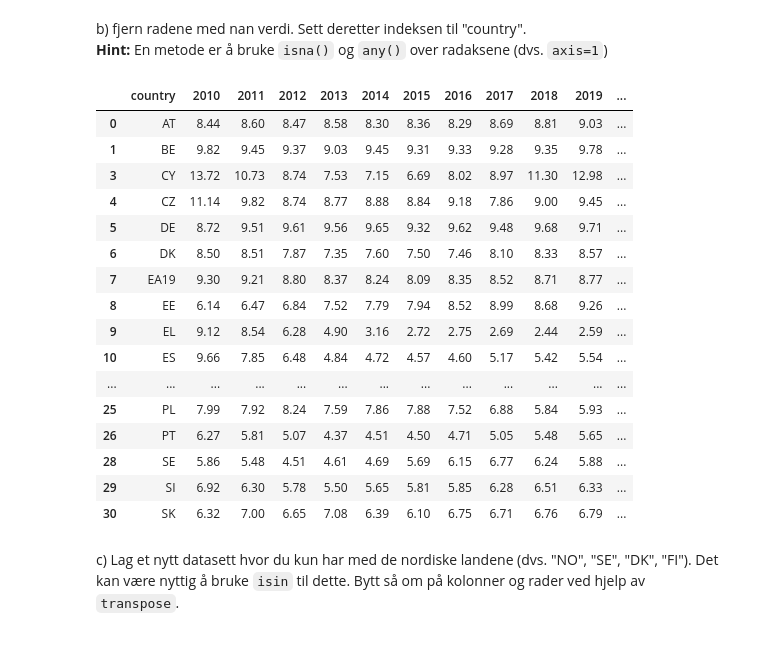
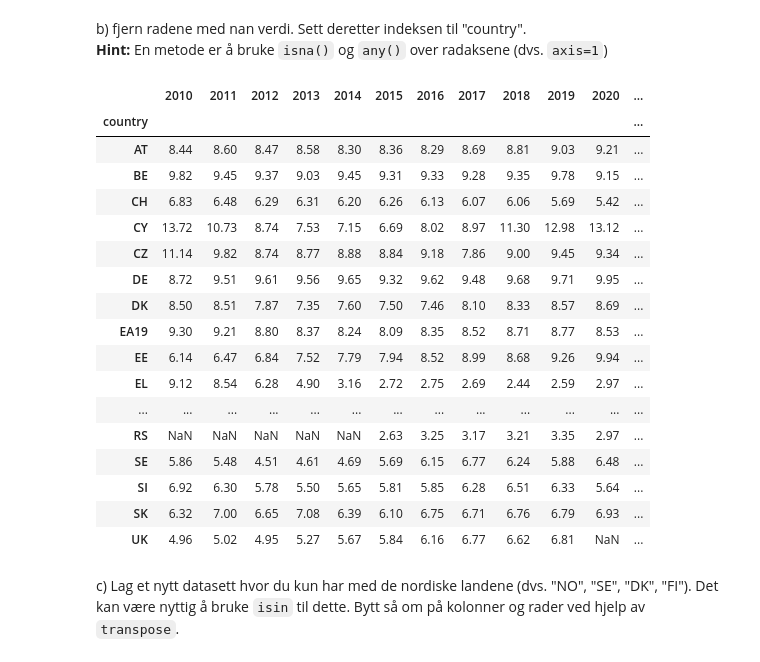
Before and after one commit to Danieljoha/Sok1003-mappeoppgave2, a Jupyter notebook: Mappe 2_oppgaver.ipynb, the cells around one changed output. Cells and saved outputs as stored; diff of their text form; code cells hidden in the pictures.

```diff
--- a/Mappe 2_oppgaver.ipynb
+++ b/Mappe 2_oppgaver.ipynb
@@ -570,28 +543,27 @@ b) fjern radene med nan verdi. Sett deretter indeksen til "country". <br> <b> Hi
 # %%
 
 inv_data1 = inv_data.dropna() #dropna fjerner alle rader med NaN verdier.
+inv_data1 = inv_data.set_index('country') #setter indeks til country
 inv_data1
-
-
-#Sett indeks til country
 # %% [output]
-|  | country | 2010 | 2011 | 2012 | 2013 | 2014 | 2015 | 2016 | 2017 | 2018 | 2019 | ... |
-| 0 | AT | 8.44 | 8.60 | 8.47 | 8.58 | 8.30 | 8.36 | 8.29 | 8.69 | 8.81 | 9.03 | ... |
-| 1 | BE | 9.82 | 9.45 | 9.37 | 9.03 | 9.45 | 9.31 | 9.33 | 9.28 | 9.35 | 9.78 | ... |
-| 3 | CY | 13.72 | 10.73 | 8.74 | 7.53 | 7.15 | 6.69 | 8.02 | 8.97 | 11.30 | 12.98 | ... |
-| 4 | CZ | 11.14 | 9.82 | 8.74 | 8.77 | 8.88 | 8.84 | 9.18 | 7.86 | 9.00 | 9.45 | ... |
-| 5 | DE | 8.72 | 9.51 | 9.61 | 9.56 | 9.65 | 9.32 | 9.62 | 9.48 | 9.68 | 9.71 | ... |
-| 6 | DK | 8.50 | 8.51 | 7.87 | 7.35 | 7.60 | 7.50 | 7.46 | 8.10 | 8.33 | 8.57 | ... |
-| 7 | EA19 | 9.30 | 9.21 | 8.80 | 8.37 | 8.24 | 8.09 | 8.35 | 8.52 | 8.71 | 8.77 | ... |
-| 8 | EE | 6.14 | 6.47 | 6.84 | 7.52 | 7.79 | 7.94 | 8.52 | 8.99 | 8.68 | 9.26 | ... |
-| 9 | EL | 9.12 | 8.54 | 6.28 | 4.90 | 3.16 | 2.72 | 2.75 | 2.69 | 2.44 | 2.59 | ... |
-| 10 | ES | 9.66 | 7.85 | 6.48 | 4.84 | 4.72 | 4.57 | 4.60 | 5.17 | 5.42 | 5.54 | ... |
+|  | 2010 | 2011 | 2012 | 2013 | 2014 | 2015 | 2016 | 2017 | 2018 | 2019 | 2020 | ... |
+| country |  |  |  |  |  |  |  |  |  |  |  | ... |
+| AT | 8.44 | 8.60 | 8.47 | 8.58 | 8.30 | 8.36 | 8.29 | 8.69 | 8.81 | 9.03 | 9.21 | ... |
+| BE | 9.82 | 9.45 | 9.37 | 9.03 | 9.45 | 9.31 | 9.33 | 9.28 | 9.35 | 9.78 | 9.15 | ... |
+| CH | 6.83 | 6.48 | 6.29 | 6.31 | 6.20 | 6.26 | 6.13 | 6.07 | 6.06 | 5.69 | 5.42 | ... |
+| CY | 13.72 | 10.73 | 8.74 | 7.53 | 7.15 | 6.69 | 8.02 | 8.97 | 11.30 | 12.98 | 13.12 | ... |
+| CZ | 11.14 | 9.82 | 8.74 | 8.77 | 8.88 | 8.84 | 9.18 | 7.86 | 9.00 | 9.45 | 9.34 | ... |
+| DE | 8.72 | 9.51 | 9.61 | 9.56 | 9.65 | 9.32 | 9.62 | 9.48 | 9.68 | 9.71 | 9.95 | ... |
+| DK | 8.50 | 8.51 | 7.87 | 7.35 | 7.60 | 7.50 | 7.46 | 8.10 | 8.33 | 8.57 | 8.69 | ... |
+| EA19 | 9.30 | 9.21 | 8.80 | 8.37 | 8.24 | 8.09 | 8.35 | 8.52 | 8.71 | 8.77 | 8.53 | ... |
+| EE | 6.14 | 6.47 | 6.84 | 7.52 | 7.79 | 7.94 | 8.52 | 8.99 | 8.68 | 9.26 | 9.94 | ... |
+| EL | 9.12 | 8.54 | 6.28 | 4.90 | 3.16 | 2.72 | 2.75 | 2.69 | 2.44 | 2.59 | 2.97 | ... |
 | ... | ... | ... | ... | ... | ... | ... | ... | ... | ... | ... | ... | ... |
-| 25 | PL | 7.99 | 7.92 | 8.24 | 7.59 | 7.86 | 7.88 | 7.52 | 6.88 | 5.84 | 5.93 | ... |
-| 26 | PT | 6.27 | 5.81 | 5.07 | 4.37 | 4.51 | 4.50 | 4.71 | 5.05 | 5.48 | 5.65 | ... |
-| 28 | SE | 5.86 | 5.48 | 4.51 | 4.61 | 4.69 | 5.69 | 6.15 | 6.77 | 6.24 | 5.88 | ... |
-| 29 | SI | 6.92 | 6.30 | 5.78 | 5.50 | 5.65 | 5.81 | 5.85 | 6.28 | 6.51 | 6.33 | ... |
-| 30 | SK | 6.32 | 7.00 | 6.65 | 7.08 | 6.39 | 6.10 | 6.75 | 6.71 | 6.76 | 6.79 | ... |
+| RS | NaN | NaN | NaN | NaN | NaN | 2.63 | 3.25 | 3.17 | 3.21 | 3.35 | 2.97 | ... |
+| SE | 5.86 | 5.48 | 4.51 | 4.61 | 4.69 | 5.69 | 6.15 | 6.77 | 6.24 | 5.88 | 6.48 | ... |
+| SI | 6.92 | 6.30 | 5.78 | 5.50 | 5.65 | 5.81 | 5.85 | 6.28 | 6.51 | 6.33 | 5.64 | ... |
+| SK | 6.32 | 7.00 | 6.65 | 7.08 | 6.39 | 6.10 | 6.75 | 6.71 | 6.76 | 6.79 | 6.93 | ... |
+| UK | 4.96 | 5.02 | 4.95 | 5.27 | 5.67 | 5.84 | 6.16 | 6.77 | 6.62 | 6.81 | NaN | ... |
 # %% [markdown]
 c) Lag et nytt datasett hvor du kun har med de nordiske landene (dvs. "NO", "SE", "DK", "FI"). Det kan være nyttig å bruke `isin` til dette. Bytt så om på kolonner og rader ved hjelp av `transpose`.
 # %%
```
Also changed, not shown: parts of 10 cells of this notebook.
